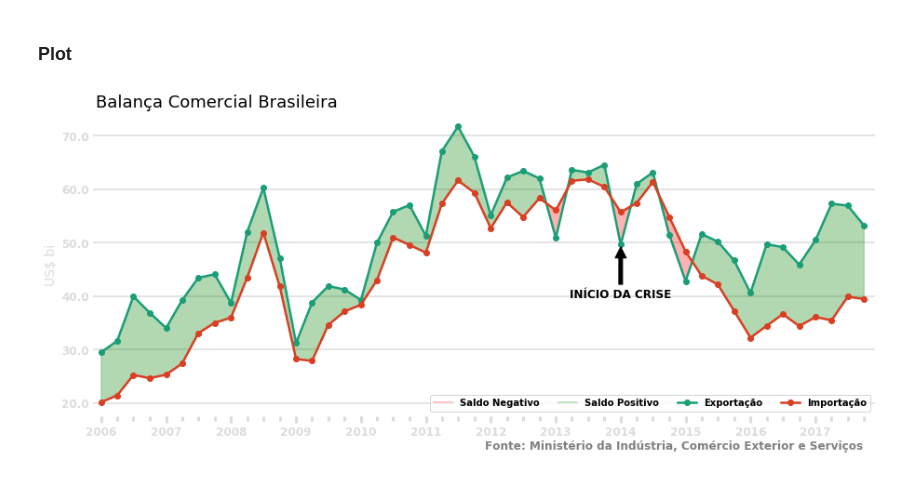
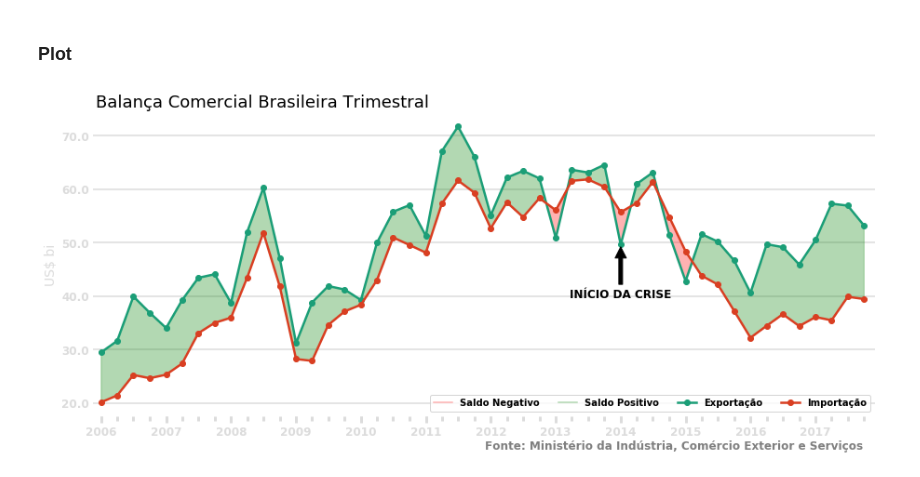
Before and after one commit to rafaelpadovezi/charts-charts-charts, a Jupyter notebook: notebooks/dolar-balanca-comercial/Balança Comercial Brasileira.ipynb, the cells around one changed output. Drawn from its saved outputs; the diff is of its cells as text; code cells hidden in the pictures.

```diff
--- a/notebooks/dolar-balanca-comercial/Balança Comercial Brasileira.ipynb
+++ b/notebooks/dolar-balanca-comercial/Balança Comercial Brasileira.ipynb
@@ -117,32 +117,32 @@ def plot_data():
 
 def format_grid():
     plt.grid(color=axis_color, axis='y', linewidth=1.5)
     ax1.spines['right'].set_visible(False)
     ax1.spines['top'].set_visible(False)
     ax1.spines['bottom'].set_visible(False)
     ax1.spines['left'].set_visible(False)
 
 build_ticks()
 plot_data()
 format_grid()
 
-plt.title('Balança Comercial Brasileira', fontsize=18, loc='left')
+plt.title('Balança Comercial Brasileira Trimestral', fontsize=18, loc='left')
 
 plt.legend(fontsize=10, ncol=4, frameon=None)
 
 ax1.text(0.5, -0.12, 'Fonte: Ministério da Indústria, Comércio Exterior e Serviços',
         horizontalalignment='left',
         verticalalignment='bottom',
         transform=ax1.transAxes,
         color='grey')
 
 plt.annotate(
     'INÍCIO DA CRISE',
     xy=(pd.datetime(2014, 1, 1), balanca_crise.loc['2014-01-01'].US_FOB_EXP),
     arrowprops=dict(facecolor='black', shrink=0.05),
     xytext=(pd.datetime(2014,1, 1), balanca_crise.loc['2014-01-01'].US_FOB_EXP/1.25),
     horizontalalignment='center')
 
 plt.show()
 # %% [output]
-[figure, old version]
+[figure, new version]
```
Also changed, not shown: parts of 3 cells of this notebook, 2 other files.
